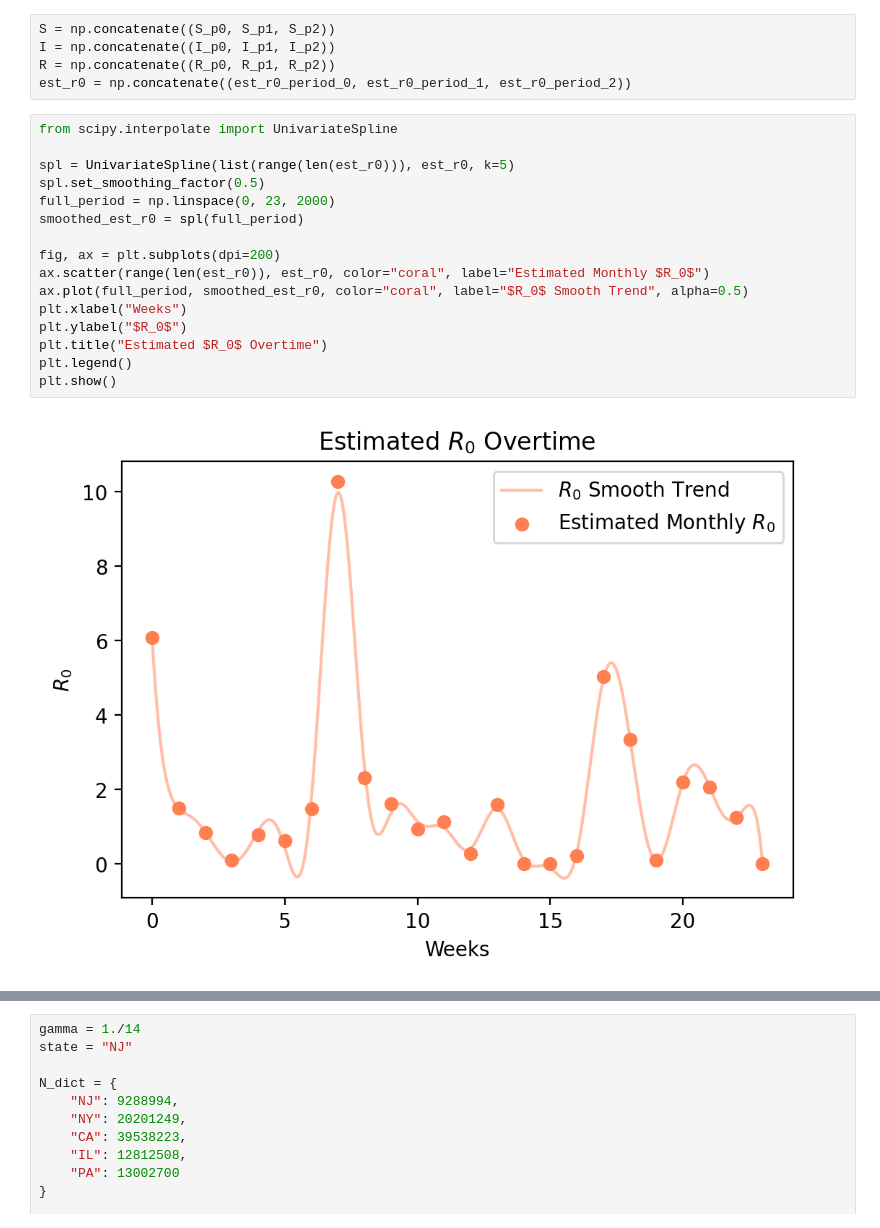
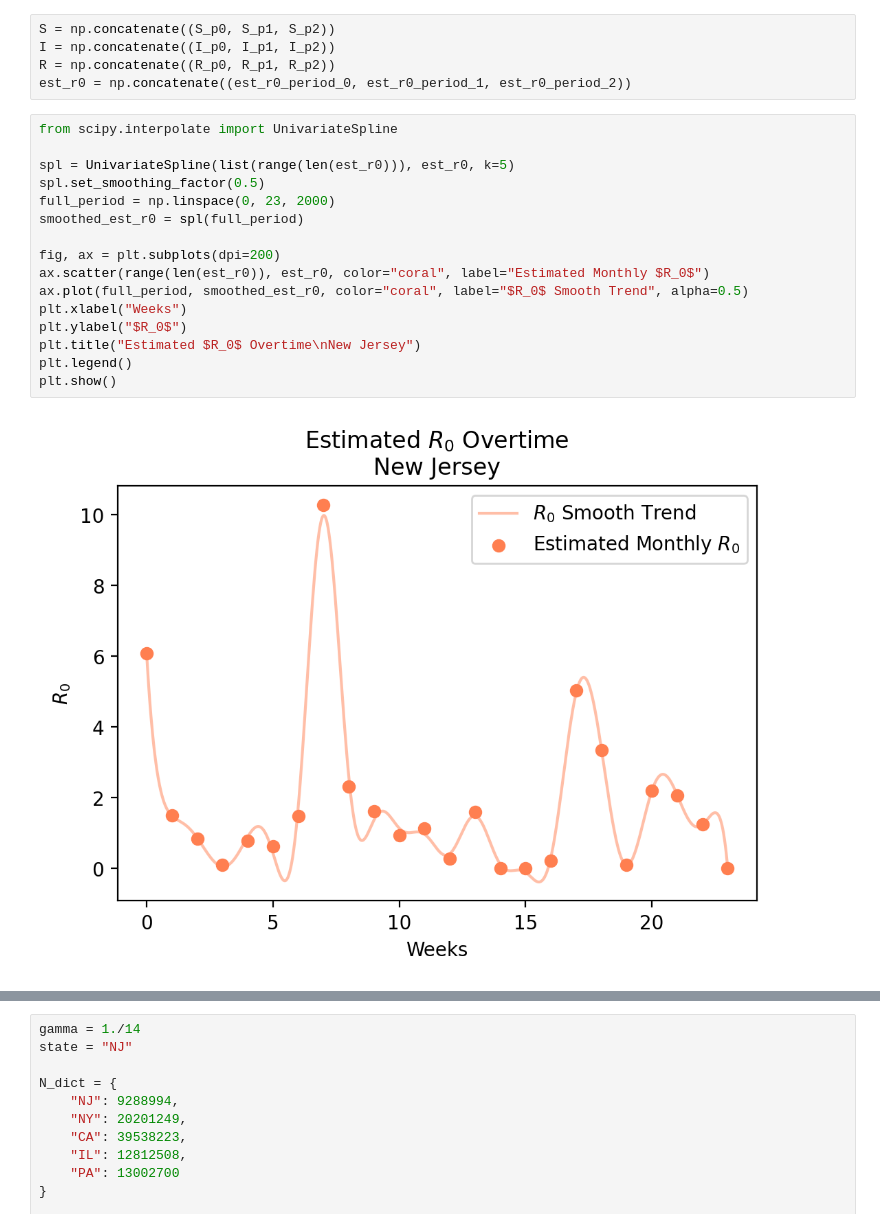
Before and after one commit to cywujeremy/dabp-pandemic-simulation, a Jupyter notebook: nbs/SIR_param_estimation.ipynb, the cells around one changed output, grey strips where cells are left out. Drawn from its saved outputs; the diff is of its cells as text.

Commit message:
Changed plot titles

```diff
--- a/nbs/SIR_param_estimation.ipynb
+++ b/nbs/SIR_param_estimation.ipynb
@@ -195,19 +195,19 @@ est_r0 = np.concatenate((est_r0_period_0, est_r0_period_1, est_r0_period_2))
 # %%
 from scipy.interpolate import UnivariateSpline
 
 spl = UnivariateSpline(list(range(len(est_r0))), est_r0, k=5)
 spl.set_smoothing_factor(0.5)
 full_period = np.linspace(0, 23, 2000)
 smoothed_est_r0 = spl(full_period)
 
 fig, ax = plt.subplots(dpi=200)
 ax.scatter(range(len(est_r0)), est_r0, color="coral", label="Estimated Monthly $R_0$")
 ax.plot(full_period, smoothed_est_r0, color="coral", label="$R_0$ Smooth Trend", alpha=0.5)
 plt.xlabel("Weeks")
 plt.ylabel("$R_0$")
-plt.title("Estimated $R_0$ Overtime")
+plt.title("Estimated $R_0$ Overtime\nNew Jersey")
 plt.legend()
 plt.show()
 # %% [output]
-[figure, old version]
+[figure, new version]
 # %%
```
Also changed, not shown: parts of 2 cells of this notebook.
